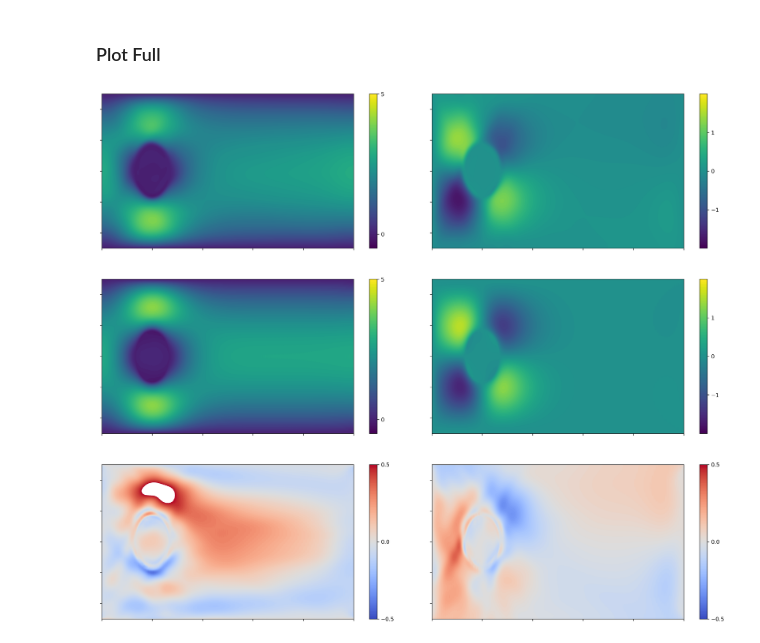
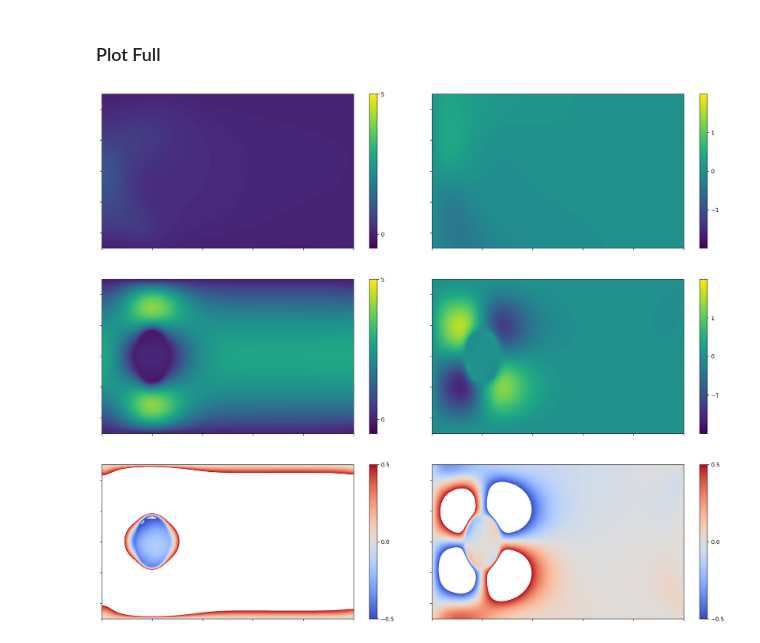
Before and after one commit to mskPark/DRLPDE, a Jupyter notebook: Error_Plot_Steady_Flow_Past_Disk.ipynb, the cells around one changed output. Drawn from its saved outputs; the diff is of its cells as text; code cells hidden in the pictures.

Commit message:
Fixed plotting notebooks

```diff
--- a/Error_Plot_Steady_Flow_Past_Disk.ipynb
+++ b/Error_Plot_Steady_Flow_Past_Disk.ipynb
@@ -46,7 +29,7 @@ def evaluateU(model, x):
 
 Domain_Size = 'Medium'
 
-imagefilename = 'Error_Plot_Flow_Past_Disk_' + Domain_Size
+imagefilename = 'Error_Plot_' + 'JCPexample6'
 imagesfolder = "images/"
 
 ### Domain Parameters
@@ -71,10 +54,10 @@ circle_centre = [L_height,0]
 numpts_x = 257
 numpts_y =  129
 
-x1g, x2g = torch.meshgrid([torch.linspace(L_left,L_right,numpts_x, device=dev),
-                              torch.linspace(-L_height,L_height,numpts_y,device=dev)])
+x1g, x2g = torch.meshgrid([torch.linspace(L_left,L_right,numpts_x),
+                              torch.linspace(-L_height,L_height,numpts_y)])
 
-xg = torch.stack([x1g.reshape(-1), x2g.reshape(-1)], dim=-1)
+xg = torch.stack([x1g.reshape(-1), x2g.reshape(-1)], dim=-1).requires_grad_(True)
 
 integral_factor = ((L_right - L_left)/(numpts_x-1))*((2*L_height)/(numpts_y-1))
 
@@ -92,7 +75,7 @@ IBM_U = np.zeros((Ny,Nx))
 IBM_V = np.zeros((Ny,Nx))
 
 
-data = np.loadtxt('C:/Users/Kevin/Documents/pytorch-stokes/vtk_files/Steady_Flow_Past_Disk_Medium_Re1.vtk')
+data = np.loadtxt('tools/vtk_files/Steady_Flow_Past_Disk_Medium_Re1.vtk')
 
 data = data.reshape(-1).reshape((Nx*Ny,3))
 IBM_U = data[:,0].reshape(Ny,Nx)
@@ -122,8 +105,8 @@ circle_plot = np.linspace(0,2*math.pi, 30)
 x_circle = R*np.cos(circle_plot) + circle_centre[0]
 y_circle = R*np.sin(circle_plot) + circle_centre[1]
 # %%
-loadmodel = 'Steady_Flow_Past_Disk_Medium'
-model = torch.load("savedmodels/" + loadmodel + ".pt")
+loadmodel = 'JCPexample6'
+model = torch.load("savedmodels/" + loadmodel + ".pt").to('cpu')
 # %% [markdown]
 ### Calculate Error
 # %%
@@ -204,7 +187,7 @@ ax[3,1].plot(wall, Trained_Vel_V[196,:])
 import matplotlib as mpl
 mpl.rcParams['figure.dpi']= 300
 
-Trained_Vel = evaluateU(model,xg).reshape(numpts_x, numpts_y, 2).data.cpu().numpy()
+Trained_Vel = model(xg).reshape(numpts_x, numpts_y, 2).detach().numpy()
 
 Trained_Vel_U = Trained_Vel[:,:,0]
 u1_true = np.transpose(IBM_U)
@@ -249,32 +232,32 @@ ax[1,0].set_xticklabels([])
 ax[1,0].set_yticklabels([])
 plt.colorbar(contour1, ticks =levels_tick_1, ax=ax[1,0])
 
 contour2 = ax[2,0].contourf(x1plot, x2plot, u1_true - Trained_Vel_U, levels=error_levels, cmap=plt.cm.coolwarm)
 #ax[2,0].set_title(r'Difference between IBM and Neural Network of $u_1$')
 ax[2,0].set_xticklabels([])
 ax[2,0].set_yticklabels([])
 plt.colorbar(contour2, ticks =error_tick, ax=ax[2,0])
 
 contour3 = ax[0,1].contourf(x1plot, x2plot, Trained_Vel_V, levels_flow_2, cmap=plt.cm.viridis)
 #ax[0,1].set_title(r'Neural Network Approximation of $u_2$ velocity')
 ax[0,1].set_xticklabels([])
 ax[0,1].set_yticklabels([])
 plt.colorbar(contour3, ticks =levels_tick_2, ax=ax[0,1])
 
 contour4 = ax[1,1].contourf(x1plot, x2plot, u2_true, levels_flow_2, cmap=plt.cm.viridis)
 #ax[1,1].set_title(r'IBM Solution of $u_2$')
 ax[1,1].set_xticklabels([])
 ax[1,1].set_yticklabels([])
 plt.colorbar(contour3, ticks =levels_tick_2, ax=ax[1,1])
 
 contour5 = ax[2,1].contourf(x1plot, x2plot, u2_true - Trained_Vel_V, levels=error_levels, cmap=plt.cm.coolwarm)
 #ax[2,1].set_title(r'Difference between IBM and Neural Network of $u_2$')
 ax[2,1].set_xticklabels([])
 ax[2,1].set_yticklabels([])
 plt.colorbar(contour5, ticks =error_tick, ax=ax[2,1])
 
 plt.tight_layout(pad=5.0)
 
-fig.savefig('error_steady_flow_past_disk', facecolor='w', transparent=False)
+#fig.savefig('images/JCPexample6', facecolor='w', transparent=False)
 # %% [output]
-[figure, old version]
+[figure, new version]
```
Also changed, not shown: parts of 5 cells of this notebook, 15 other files.
